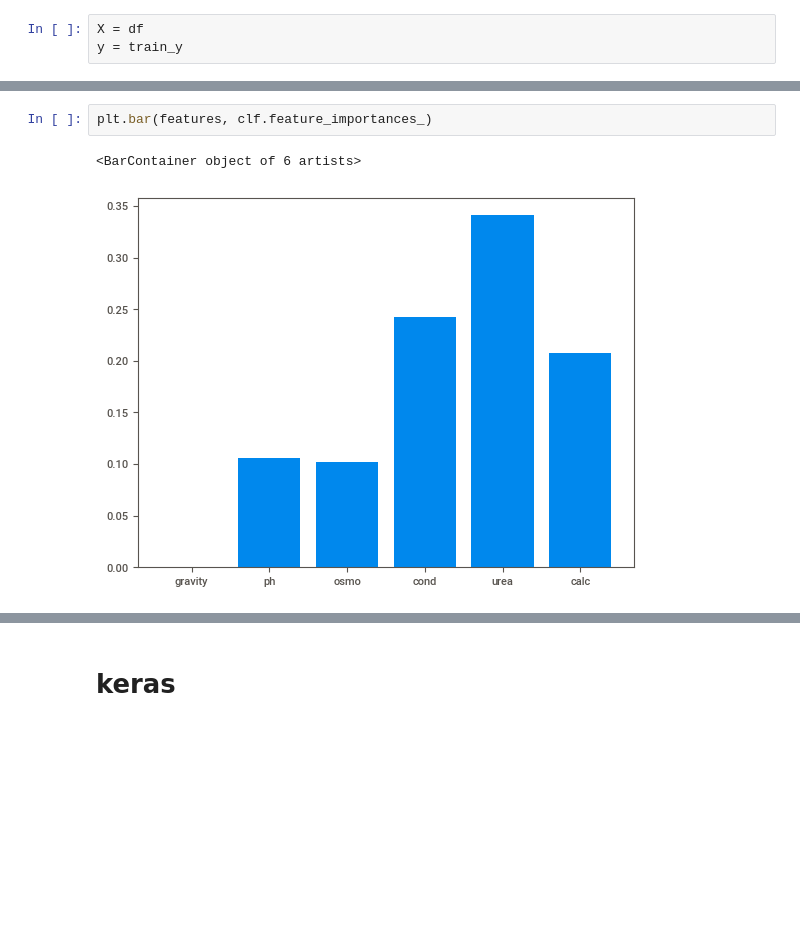
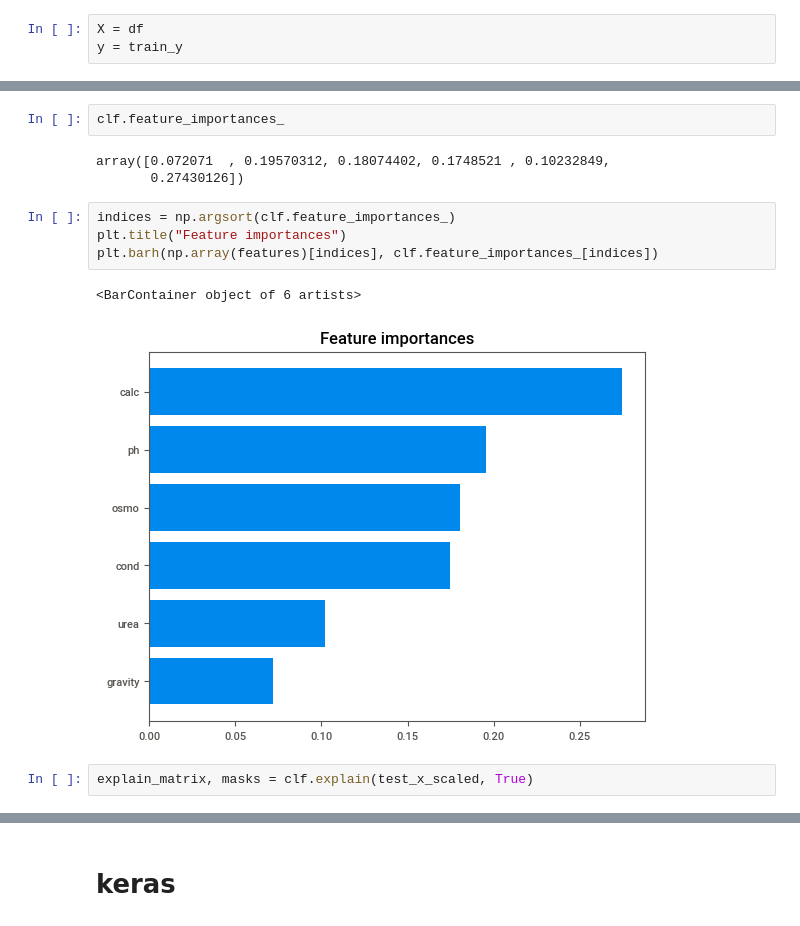
Before and after one commit to minghao51/kaggle_notebooks, a Jupyter notebook: tabnet.ipynb, the cells around one changed output, grey strips where cells are left out. Cells and saved outputs as stored; diff of their text form; blank space fills up the shorter version.

```diff
--- a/tabnet.ipynb
+++ b/tabnet.ipynb
@@ -244,5 +301,14 @@ plt.legend()
-# %%
-plt.bar(features, clf.feature_importances_)
-# %% [output]
-<BarContainer object of 6 artists>
-[figure, removed]
+# %%
+clf.feature_importances_
+# %% [output]
+array([0.072071  , 0.19570312, 0.18074402, 0.1748521 , 0.10232849,
+       0.27430126])
+# %%
+indices = np.argsort(clf.feature_importances_)
+plt.title("Feature importances")
+plt.barh(np.array(features)[indices], clf.feature_importances_[indices])
+# %% [output]
+<BarContainer object of 6 artists>
+[figure, added]
+# %%
+explain_matrix, masks = clf.explain(test_x_scaled, True)
```
Also changed, not shown: parts of 15 cells of this notebook.
